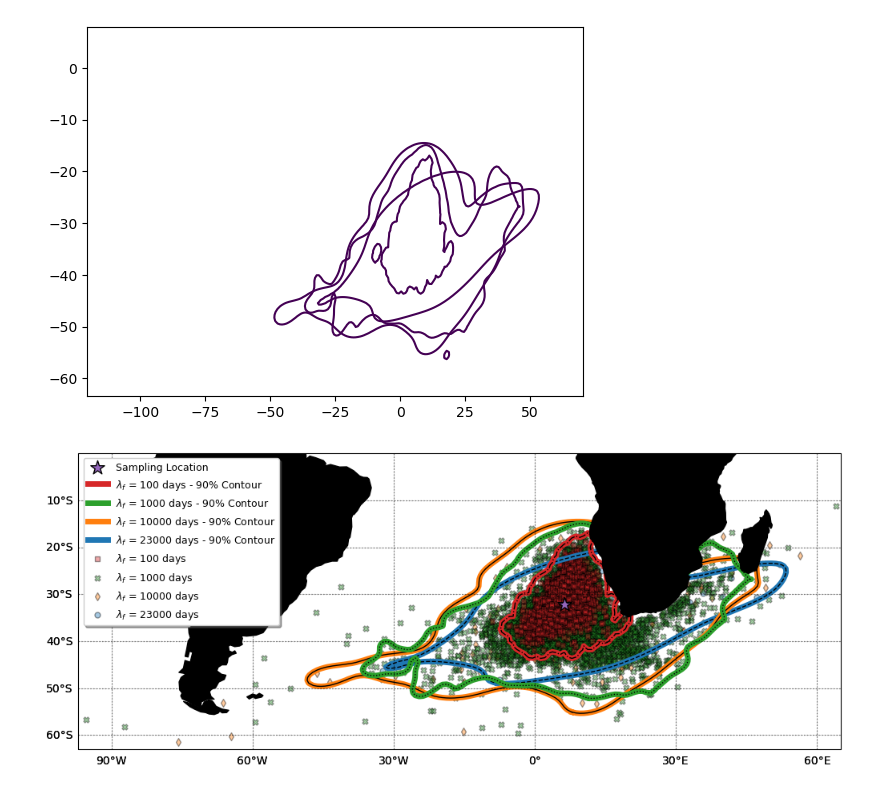
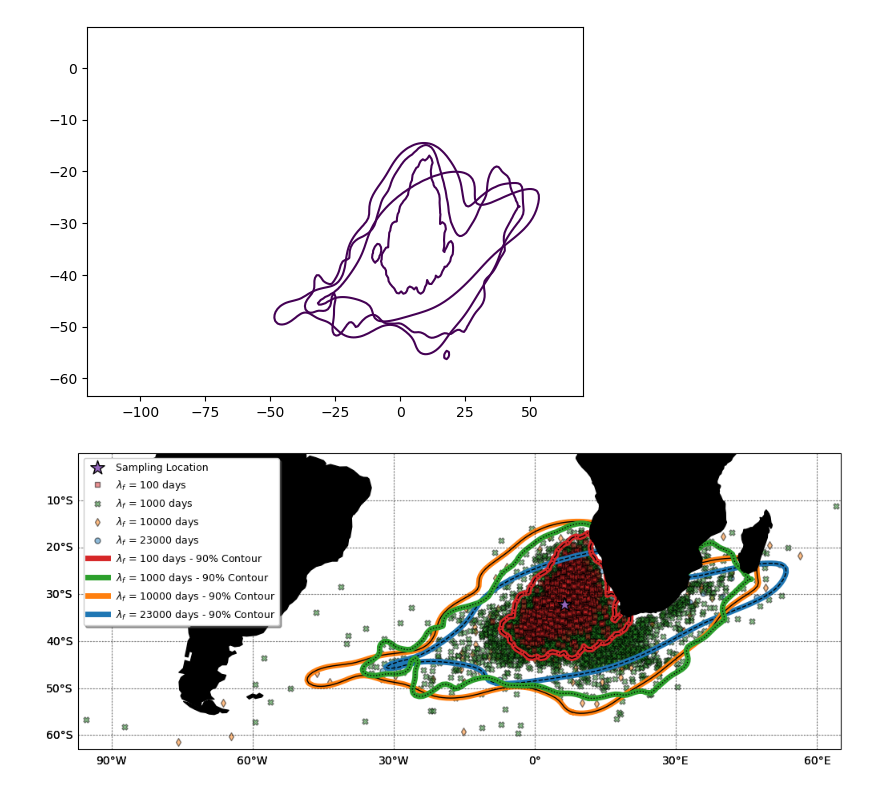
Before and after one commit to OceanParcels/Backtracking_Abyssal_Nanoplastics, a Jupyter notebook: analysis/Map_origin_particles_surface.ipynb, the cells around one changed output. Drawn from its saved outputs; the diff is of its cells as text; code cells hidden in the pictures.

```diff
--- a/analysis/Map_origin_particles_surface.ipynb
+++ b/analysis/Map_origin_particles_surface.ipynb
@@ -112,7 +112,7 @@ ax.add_feature(cfeature.LAND, zorder=5, color='black')
 
 for j, ft in enumerate(simulations[::-1]):
     ax.scatter(surface_events[ft]['lon'], surface_events[ft]['lat'],
-               zorder=2, s=25, alpha=0.4, edgecolors='black',
+               zorder=2, s=25, alpha=0.5, edgecolors='black',
                label=f"$\lambda_f$ = {ft} days", marker=next(marker))
 
 for j, ft in enumerate(simulations[::-1]):
@@ -126,32 +126,37 @@ ax.scatter(origin[0], origin[1], zorder=5,
 
 # for r in range(1, 10, 2):
 #     circle_points = geodesic.Geodesic().circle(lon=origin[0], lat=origin[1],
 #                                                radius=r*1e6,
 #                                                n_samples=360,
 #                                                endpoint=False)
 #     geom = shapely.geometry.Polygon(circle_points)
 #     ax.add_geometries((geom,), crs=ccrs.PlateCarree(), facecolor='none',
 #                       edgecolor='black', linewidth=1., zorder=3, ls='--',
 #                       label=f'{r} km')
 # ax.text(3.3, -24.5, r"$1,000$ km", fontsize=5)
 # ax.text(-14.5, -30.5, r"$2,000$ km", fontsize=5, rotation=70)
 # ax.text(-25., -30.5, r"$3,000$ km", fontsize=5, rotation=70)
 # ax.text(-35.6, -30.5, r"$4,000$ km", fontsize=5, rotation=70)
 # ax.text(-46.6, -31.5, r"$5,000$ km", fontsize=5, rotation=70)
 # ax.text(-63.5, -48.5, r"$6,000$ km", fontsize=5, rotation=75)
 # ax.text(-79.3, -52.5, r"$7,000$ km", fontsize=5, rotation=62)
 # ax.text(-89.5, -45.3, r"$8,000$ km", fontsize=5, rotation=53)
 # ax.text(-89.5, -27.3, r"$9,000$ km", fontsize=5, rotation=55)
 
 handles, labels = ax.get_legend_handles_labels()
 handles = handles[::-1]
+# handles = [handles[0]] + handles[5:] + handles[slice(1,5)]
 labels = labels[::-1]
+# labels = [labels[0]] + labels[5:] + labels[slice(1,5)]
 
+reorder = (np.array([0, 5, 6, 7, 8, 1, 2, 3, 4]))
+handles = list(np.array(handles)[reorder])
+labels = list(np.array(labels)[reorder])
 
 ax.set_extent([-97, 65, -63, 0], crs=ccrs.PlateCarree())
 
 ax.legend(handles, labels, ncols=1, fontsize=9, shadow=True, loc='upper left')
-fig.savefig('../article_figs/Figure3_v1.png', dpi=300,
+fig.savefig('../article_figs/Figure3.png', dpi=300,
             facecolor=(1, 0, 0, 0))
 # %% [output]
-[figure, old version]
+[figure, new version]
```
Also changed, not shown: parts of 12 cells of this notebook, 7 other files.
